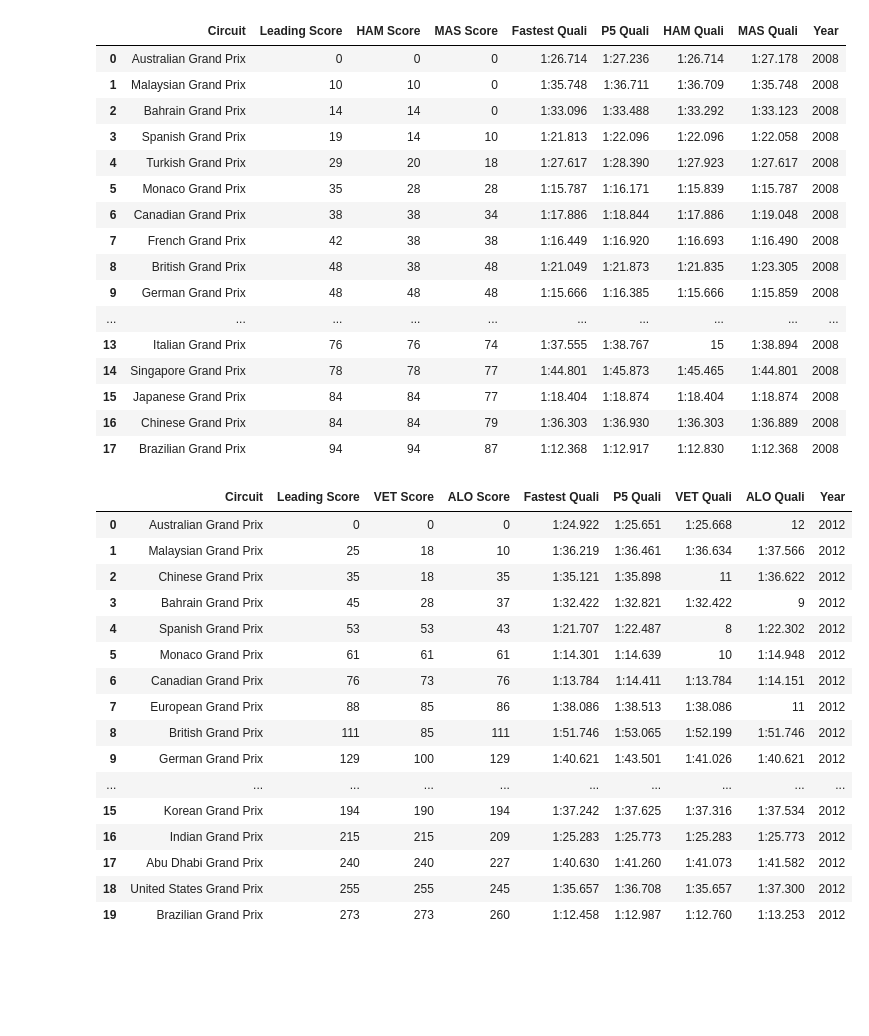
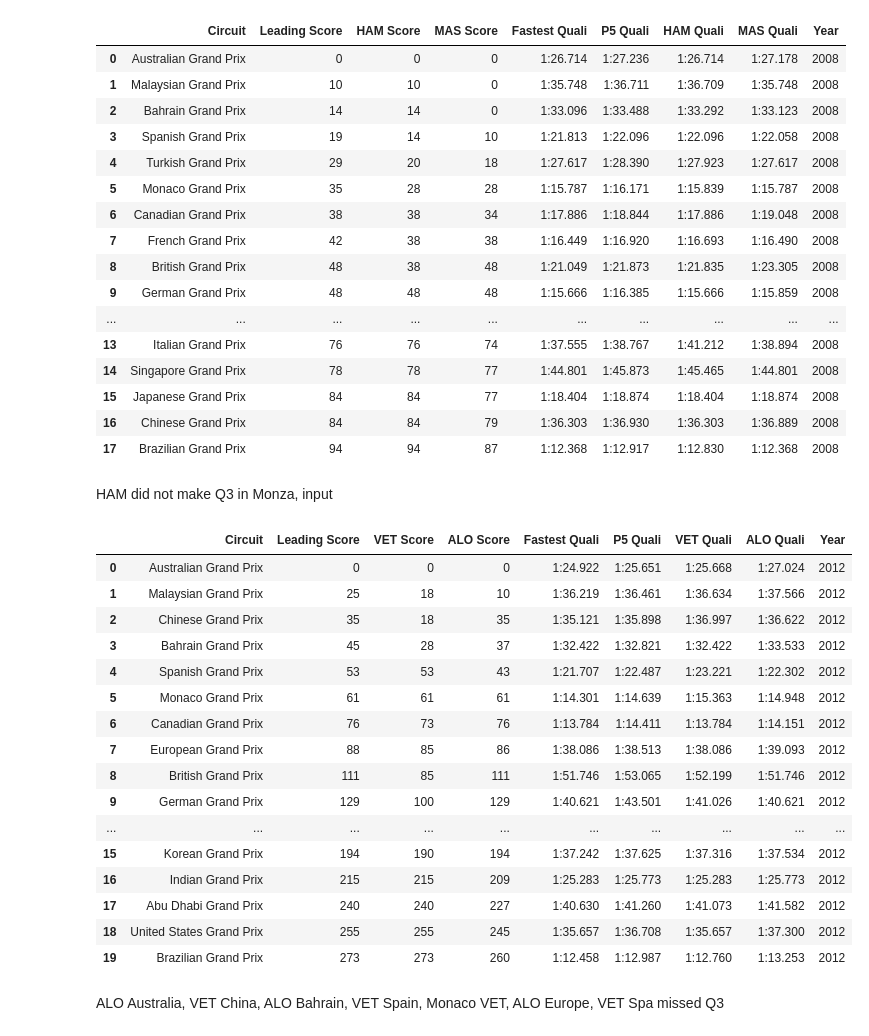
Before and after one commit to lejaja9/pandas-2, a Jupyter notebook: Mind_the_Gap/mind_the_gap.ipynb, the cells around one changed output. Cells and saved outputs as stored; diff of their text form; code cells hidden in the pictures; blank space fills up the shorter version.

```diff
--- a/Mind_the_Gap/mind_the_gap.ipynb
+++ b/Mind_the_Gap/mind_the_gap.ipynb
@@ -47,6 +48,7 @@ for response in response2008quali:
 
 df_2008 = pd.DataFrame(list(zip(circuit08, lead_score, HAM_score, MAS_score, lead_quali08, P5, HAM_quali, MAS_quali)), columns = ['Circuit', 'Leading Score', 'HAM Score', 'MAS Score', 'Fastest Quali', 'P5 Quali', 'HAM Quali', 'MAS Quali'])
 df_2008['Year'] = 2008
+df_2008.at[13, 'HAM Quali'] = '1:41.212'
 df_2008.head(18)
 # %% [output]
 |  | Circuit | Leading Score | HAM Score | MAS Score | Fastest Quali | P5 Quali | HAM Quali | MAS Quali | Year |
@@ -61,11 +63,13 @@ df_2008.head(18)
 | 8 | British Grand Prix | 48 | 38 | 48 | 1:21.049 | 1:21.873 | 1:21.835 | 1:23.305 | 2008 |
 | 9 | German Grand Prix | 48 | 48 | 48 | 1:15.666 | 1:16.385 | 1:15.666 | 1:15.859 | 2008 |
 | ... | ... | ... | ... | ... | ... | ... | ... | ... | ... |
-| 13 | Italian Grand Prix | 76 | 76 | 74 | 1:37.555 | 1:38.767 | 15 | 1:38.894 | 2008 |
+| 13 | Italian Grand Prix | 76 | 76 | 74 | 1:37.555 | 1:38.767 | 1:41.212 | 1:38.894 | 2008 |
 | 14 | Singapore Grand Prix | 78 | 78 | 77 | 1:44.801 | 1:45.873 | 1:45.465 | 1:44.801 | 2008 |
 | 15 | Japanese Grand Prix | 84 | 84 | 77 | 1:18.404 | 1:18.874 | 1:18.404 | 1:18.874 | 2008 |
 | 16 | Chinese Grand Prix | 84 | 84 | 79 | 1:36.303 | 1:36.930 | 1:36.303 | 1:36.889 | 2008 |
 | 17 | Brazilian Grand Prix | 94 | 94 | 87 | 1:12.368 | 1:12.917 | 1:12.830 | 1:12.368 | 2008 |
+# %% [markdown]
+HAM did not make Q3 in Monza, input
 # %%
 response2012 = []
 for i in range(1, 21):
@@ -90,41 +94,48 @@ for i in range(1, 21):
     response2012quali.append(requests.get(link).json())
 circuit12 = []
 lead_quali12 = []
 P5_2012 = []
 VET_quali = []
 ALO_quali = []
 for response in response2012quali:
     circuit12.append(response['MRData']['RaceTable']['Races'][0]['raceName'])
     lead_quali12.append(response['MRData']['RaceTable']['Races'][0]['QualifyingResults'][0]['Q3'])
     P5_2012.append(response['MRData']['RaceTable']['Races'][0]['QualifyingResults'][4]['Q3']) #Q2
     for quali in response['MRData']['RaceTable']['Races'][0]['QualifyingResults']:
         if quali['Driver']['code'] == 'VET':
             if 'Q3' in quali:
                 VET_quali.append(quali['Q3'])
             else:
                 VET_quali.append(int(quali['position']))
 
         if quali['Driver']['code'] == 'ALO':
             if 'Q3' in quali:
                 ALO_quali.append(quali['Q3'])
             else:
                 #ALO_quali.append(100)
                 ALO_quali.append(int(quali['position']))
 
 
 df_2012 = pd.DataFrame(list(zip(circuit12, lead_score12, VET_score, ALO_score, lead_quali12, P5_2012, VET_quali, ALO_quali)), columns = ['Circuit', 'Leading Score', 'VET Score', 'ALO Score', 'Fastest Quali', 'P5 Quali', 'VET Quali', 'ALO Quali'])
 df_2012['Year'] = 2012
+df_2012.at[0, 'ALO Quali'] = '1:27.024'
+df_2012.at[2, 'VET Quali'] = '1:36.997'
+df_2012.at[3, 'ALO Quali'] = '1:33.533'
+df_2012.at[4, 'VET Quali'] = '1:23.221'
+df_2012.at[5, 'VET Quali'] = '1:15.363'
+df_2012.at[7, 'ALO Quali'] = '1:39.093'
+df_2012.at[11, 'VET Quali'] = '1:49.036'
 df_2012.head(20)
 # %% [output]
 |  | Circuit | Leading Score | VET Score | ALO Score | Fastest Quali | P5 Quali | VET Quali | ALO Quali | Year |
-| 0 | Australian Grand Prix | 0 | 0 | 0 | 1:24.922 | 1:25.651 | 1:25.668 | 12 | 2012 |
+| 0 | Australian Grand Prix | 0 | 0 | 0 | 1:24.922 | 1:25.651 | 1:25.668 | 1:27.024 | 2012 |
 | 1 | Malaysian Grand Prix | 25 | 18 | 10 | 1:36.219 | 1:36.461 | 1:36.634 | 1:37.566 | 2012 |
-| 2 | Chinese Grand Prix | 35 | 18 | 35 | 1:35.121 | 1:35.898 | 11 | 1:36.622 | 2012 |
-| 3 | Bahrain Grand Prix | 45 | 28 | 37 | 1:32.422 | 1:32.821 | 1:32.422 | 9 | 2012 |
-| 4 | Spanish Grand Prix | 53 | 53 | 43 | 1:21.707 | 1:22.487 | 8 | 1:22.302 | 2012 |
-| 5 | Monaco Grand Prix | 61 | 61 | 61 | 1:14.301 | 1:14.639 | 10 | 1:14.948 | 2012 |
+| 2 | Chinese Grand Prix | 35 | 18 | 35 | 1:35.121 | 1:35.898 | 1:36.997 | 1:36.622 | 2012 |
+| 3 | Bahrain Grand Prix | 45 | 28 | 37 | 1:32.422 | 1:32.821 | 1:32.422 | 1:33.533 | 2012 |
+| 4 | Spanish Grand Prix | 53 | 53 | 43 | 1:21.707 | 1:22.487 | 1:23.221 | 1:22.302 | 2012 |
+| 5 | Monaco Grand Prix | 61 | 61 | 61 | 1:14.301 | 1:14.639 | 1:15.363 | 1:14.948 | 2012 |
 | 6 | Canadian Grand Prix | 76 | 73 | 76 | 1:13.784 | 1:14.411 | 1:13.784 | 1:14.151 | 2012 |
-| 7 | European Grand Prix | 88 | 85 | 86 | 1:38.086 | 1:38.513 | 1:38.086 | 11 | 2012 |
+| 7 | European Grand Prix | 88 | 85 | 86 | 1:38.086 | 1:38.513 | 1:38.086 | 1:39.093 | 2012 |
 | 8 | British Grand Prix | 111 | 85 | 111 | 1:51.746 | 1:53.065 | 1:52.199 | 1:51.746 | 2012 |
 | 9 | German Grand Prix | 129 | 100 | 129 | 1:40.621 | 1:43.501 | 1:41.026 | 1:40.621 | 2012 |
 | ... | ... | ... | ... | ... | ... | ... | ... | ... | ... |
@@ -133,6 +144,8 @@ df_2012.head(20)
 | 17 | Abu Dhabi Grand Prix | 240 | 240 | 227 | 1:40.630 | 1:41.260 | 1:41.073 | 1:41.582 | 2012 |
 | 18 | United States Grand Prix | 255 | 255 | 245 | 1:35.657 | 1:36.708 | 1:35.657 | 1:37.300 | 2012 |
 | 19 | Brazilian Grand Prix | 273 | 273 | 260 | 1:12.458 | 1:12.987 | 1:12.760 | 1:13.253 | 2012 |
+# %% [markdown]
+ALO Australia, VET China, ALO Bahrain, VET Spain, Monaco VET, ALO Europe, VET Spa missed Q3
 # %%
 response2016 = []
 for i in range(1, 22):
```
Also changed, not shown: parts of 7 cells of this notebook.
